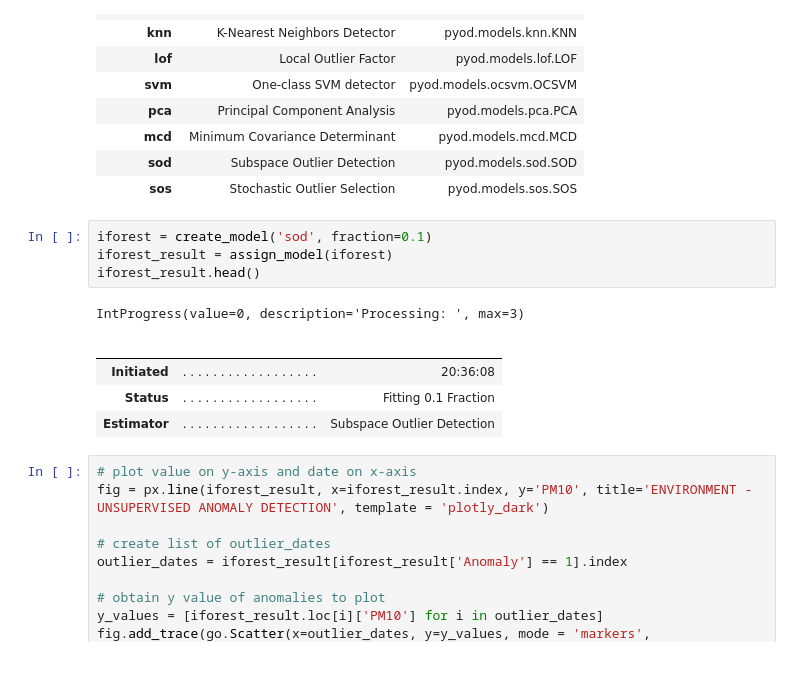
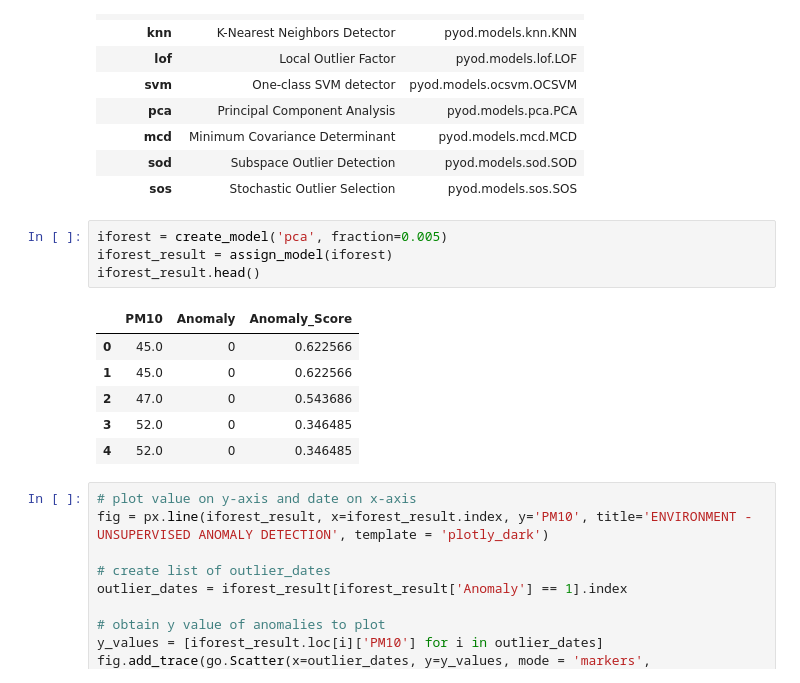
Before and after one commit to Yanghojun/Juneer_deeplearning_cookbook, a Jupyter notebook: evaluate_pycaret.ipynb, the cells around one changed output. Saved outputs shown, nothing was run; the diff lists cells and outputs as text.

```diff
--- a/evaluate_pycaret.ipynb
+++ b/evaluate_pycaret.ipynb
@@ -55,16 +55,16 @@ models()
 | sod | Subspace Outlier Detection | pyod.models.sod.SOD |
 | sos | Stochastic Outlier Selection | pyod.models.sos.SOS |
 # %%
-iforest = create_model('sod', fraction=0.1)
+iforest = create_model('pca', fraction=0.005)
 iforest_result = assign_model(iforest)
 iforest_result.head()
 # %% [output]
-IntProgress(value=0, description='Processing: ', max=3)
-|  |  |  |
-|  |  |  |
-| Initiated | . . . . . . . . . . . . . . . . . . | 20:36:08 |
-| Status | . . . . . . . . . . . . . . . . . . | Fitting 0.1 Fraction |
-| Estimator | . . . . . . . . . . . . . . . . . . | Subspace Outlier Detection |
+|  | PM10 | Anomaly | Anomaly_Score |
+| 0 | 45.0 | 0 | 0.622566 |
+| 1 | 45.0 | 0 | 0.622566 |
+| 2 | 47.0 | 0 | 0.543686 |
+| 3 | 52.0 | 0 | 0.346485 |
+| 4 | 52.0 | 0 | 0.346485 |
 # %%
 # plot value on y-axis and date on x-axis
 fig = px.line(iforest_result, x=iforest_result.index, y='PM10', title='ENVIRONMENT - UNSUPERVISED ANOMALY DETECTION', template = 'plotly_dark')
```
Also changed, not shown: parts of 3 cells of this notebook, 3 other files.
